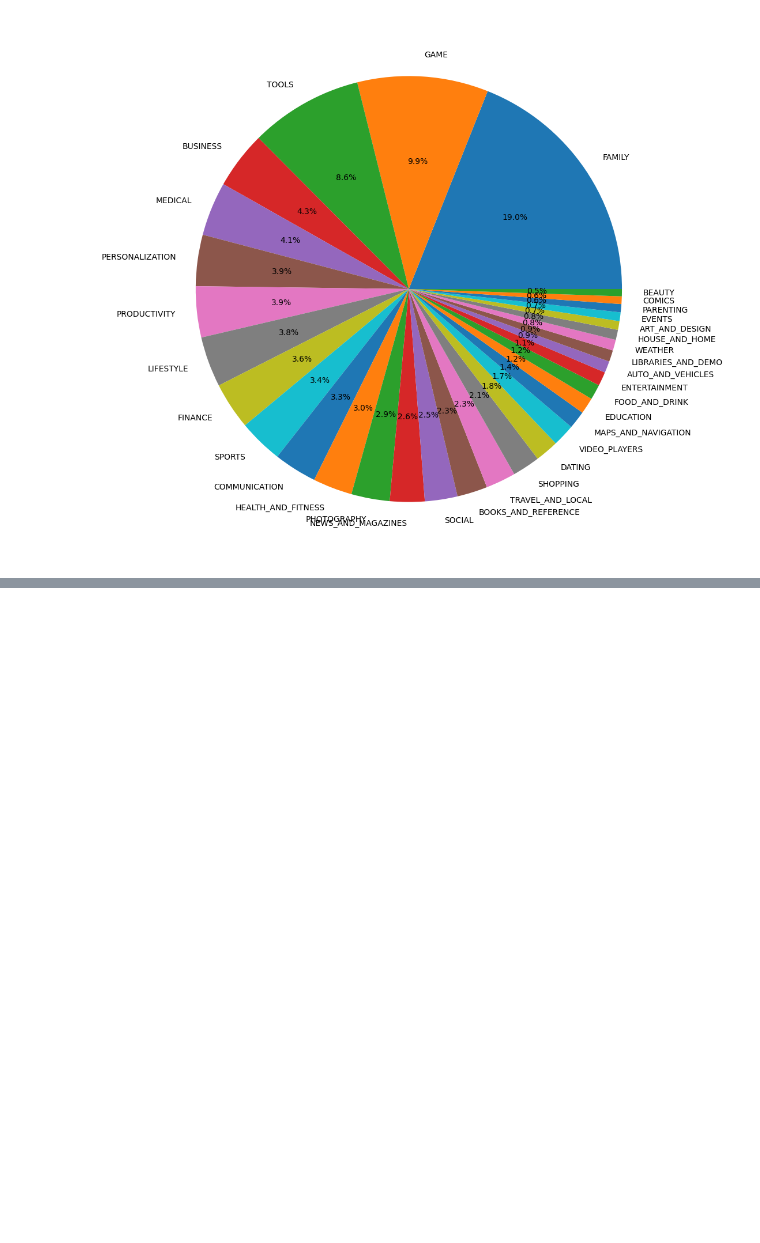
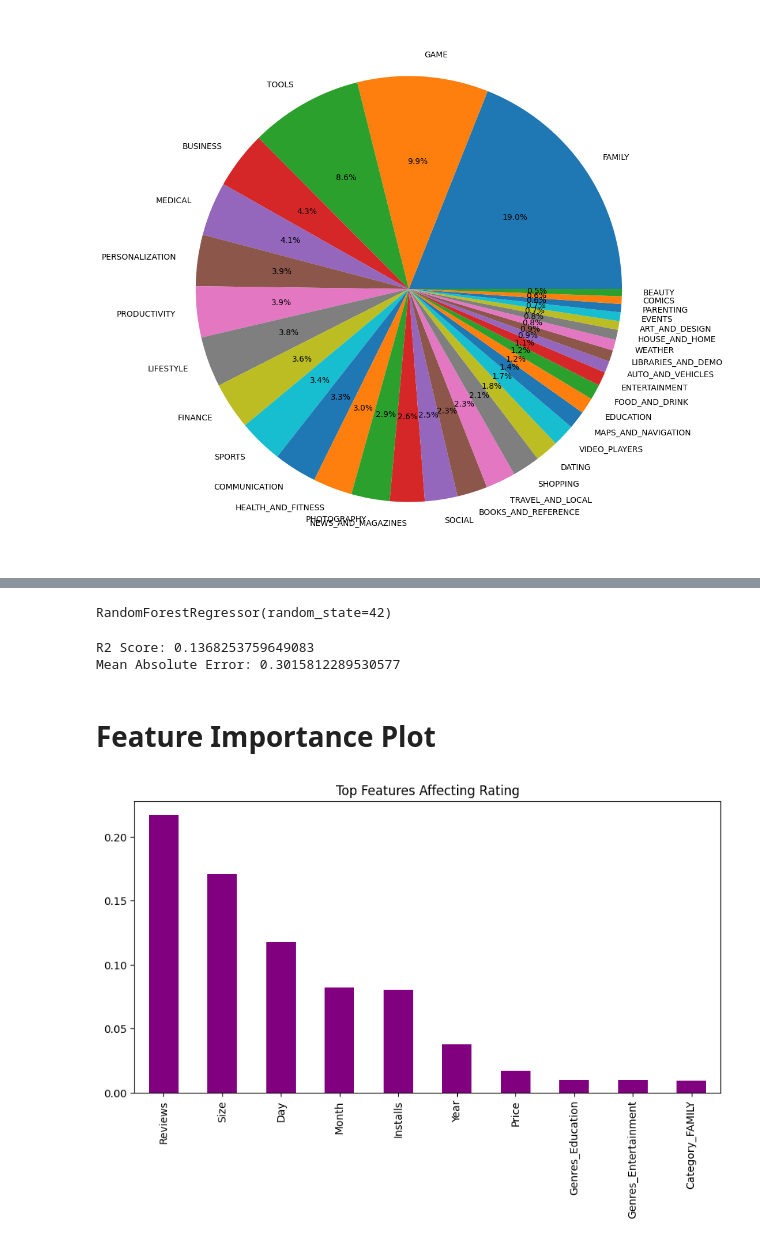
Before and after one commit to srushtichordia-hash/Google-Play-Store-EDA, a Jupyter notebook: Google_Play_Store_EDA.ipynb, the cells around one changed output, grey strips where cells are left out. Cells and saved outputs as stored; diff of their text form; code cells hidden in the pictures; blank space fills up the shorter version.

Commit message:
Added Randome Forest Rating Prediction Model

```diff
--- a/Google_Play_Store_EDA.ipynb
+++ b/Google_Play_Store_EDA.ipynb
@@ -638,0 +650,7 @@ Key Insights:
+# %%
+
+x = df_copy.drop('Rating',axis = 1)
+y = df_copy['Rating']
+# %%
+y.isna().sum()
+y.fillna(y.mean(),inplace = True)
@@ -638,0 +670,28 @@ Key Insights:
+# %%
+from sklearn.model_selection import train_test_split
+x_train,x_test,y_train,y_test = train_test_split(x,y,test_size = 0.2,random_state = 42)
+# %%
+from sklearn.ensemble import RandomForestRegressor
+model = RandomForestRegressor(n_estimators = 100,random_state = 42)
+model.fit(x_train,y_train)
+# %% [output]
+RandomForestRegressor(random_state=42)
+# %%
+from sklearn.metrics import r2_score, mean_absolute_error
+y_pred = model.predict(x_test)
+print("R2 Score:", r2_score(y_test,y_pred))
+print("Mean Absolute Error:", mean_absolute_error(y_test,y_pred))
+# %% [output]
+R2 Score: 0.1368253759649083
+Mean Absolute Error: 0.3015812289530577
+# %% [markdown]
+# Feature Importance Plot
+# %%
+importance = pd.Series(model.feature_importances_,index=x.columns).sort_values(ascending=False)
+
+plt.figure(figsize=(10,5))
+importance.head(10).plot(kind='bar',color = 'Purple')
+plt.title("Top Features Affecting Rating")
+plt.show()
+# %% [output]
+[figure, added]
```
Also changed, not shown: parts of 16 cells of this notebook.
